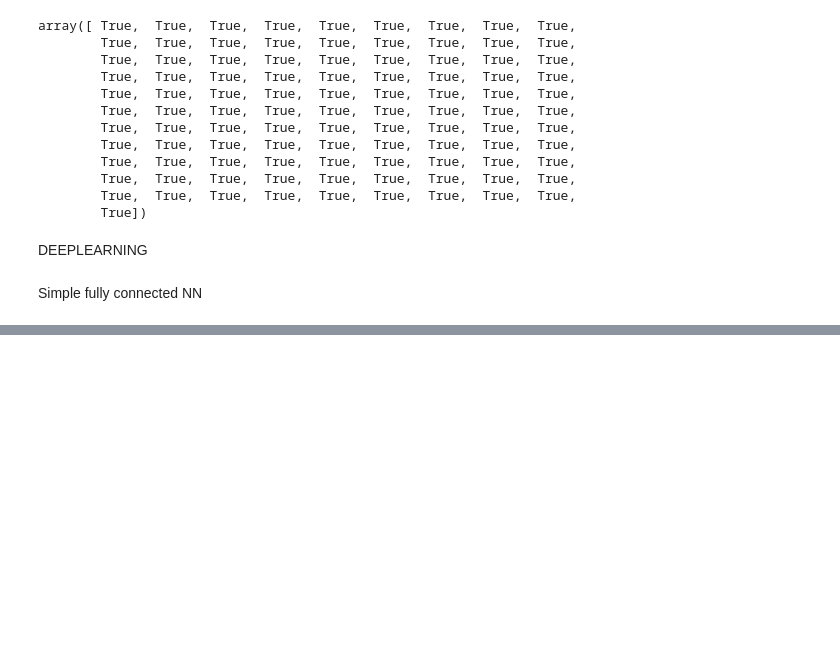
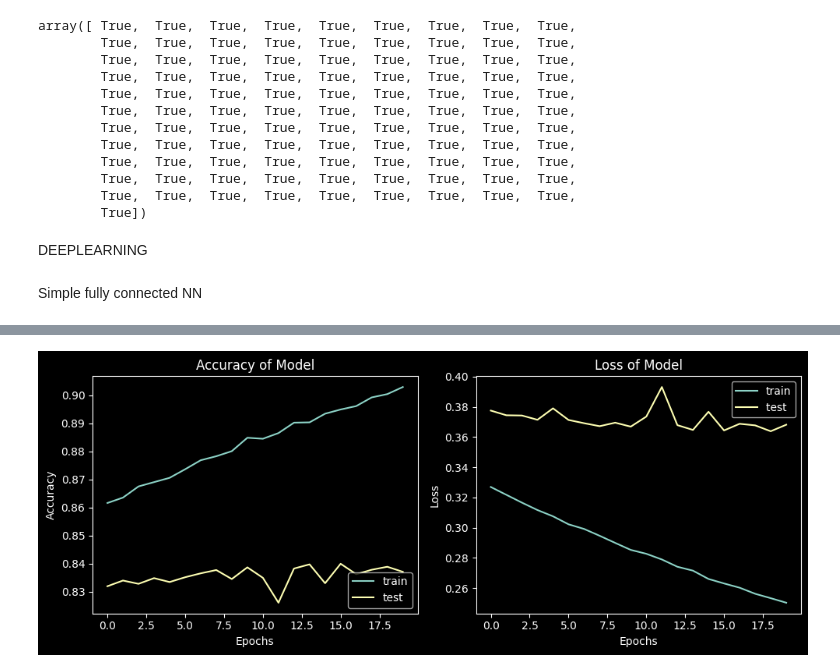
Before and after one commit to SwarnaUmasankar/NN, a Jupyter notebook: proj2.ipynb, the cells around one changed output, grey strips where cells are left out. Saved outputs shown, nothing was run; the diff lists cells and outputs as text; code cells hidden in the pictures; blank space fills up the shorter version.

```diff
--- a/proj2.ipynb
+++ b/proj2.ipynb
@@ -591,0 +633,5 @@ history=model.fit(
+# %%
+model.add(GlobalMaxPool1D())
+# %%
+##output layer
+model.add(Dense(1,activation='sigmoid'))
@@ -591,0 +659,15 @@ history=model.fit(
+# %%
+model.compile(
+    optimizer='sgd',
+    loss='binary_crossentropy',
+    metrics=['accuracy']
+)
+# %%
+###train
+history=model.fit(
+    x_train,
+    y_train,
+    batch_size=128,
+    epochs=20,
+    validation_split=0.25
+)
@@ -591,0 +692,4 @@ history=model.fit(
+# %%
+plot_history(history)
+# %% [output]
+[figure, added]
```
Also changed, not shown: parts of 19 cells of this notebook.
